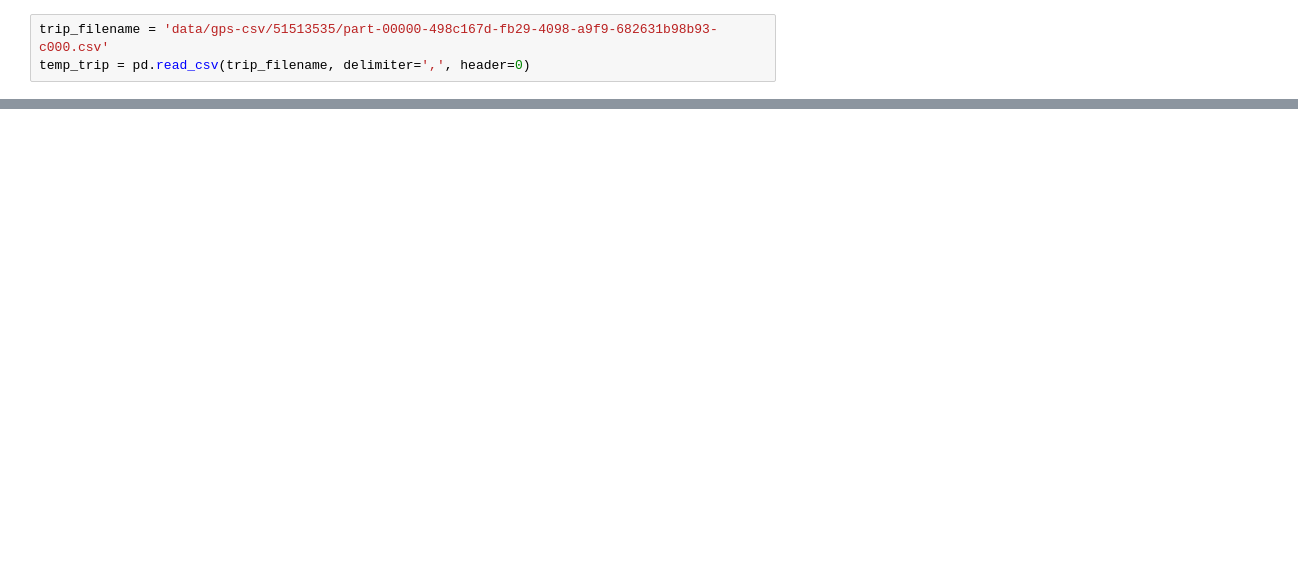
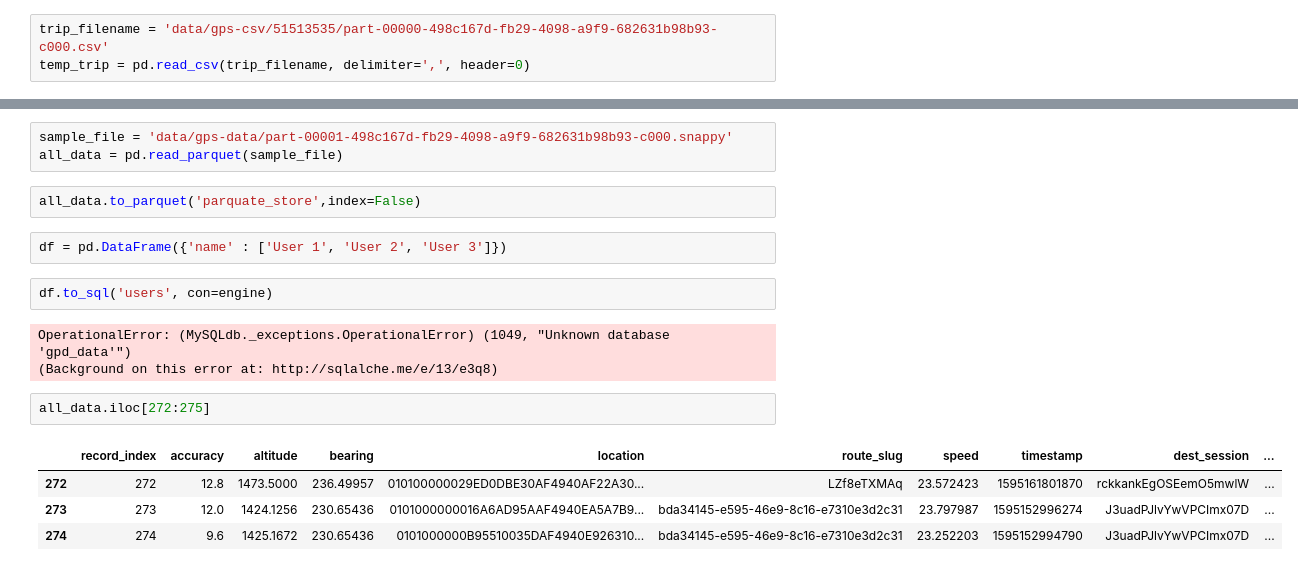
Before and after one commit to pbaghershahi/map-update, a Jupyter notebook: kde.ipynb, the cells around one changed output, grey strips where cells are left out. Cells and saved outputs as stored; diff of their text form; blank space fills up the shorter version.

```diff
--- a/kde.ipynb
+++ b/kde.ipynb
@@ -227,0 +120,19 @@ math.fmod
+# %%
+sample_file = 'data/gps-data/part-00001-498c167d-fb29-4098-a9f9-682631b98b93-c000.snappy'
+all_data = pd.read_parquet(sample_file)
+# %%
+all_data.to_parquet('parquate_store',index=False)
+# %%
+df = pd.DataFrame({'name' : ['User 1', 'User 2', 'User 3']})
+# %%
+df.to_sql('users', con=engine)
+# %% [output]
+OperationalError: (MySQLdb._exceptions.OperationalError) (1049, "Unknown database 'gpd_data'")
+(Background on this error at: http://sqlalche.me/e/13/e3q8)
+# %%
+all_data.iloc[272:275]
+# %% [output]
+|  | record_index | accuracy | altitude | bearing | location | route_slug | speed | timestamp | dest_session | ... |
+| 272 | 272 | 12.8 | 1473.5000 | 236.49957 | 010100000029ED0DBE30AF4940AF22A30... | LZf8eTXMAq | 23.572423 | 1595161801870 | rckkankEgOSEemO5mwlW | ... |
+| 273 | 273 | 12.0 | 1424.1256 | 230.65436 | 0101000000016A6AD95AAF4940EA5A7B9... | bda34145-e595-46e9-8c16-e7310e3d2c31 | 23.797987 | 1595152996274 | J3uadPJlvYwVPCImx07D | ... |
+| 274 | 274 | 9.6 | 1425.1672 | 230.65436 | 0101000000B95510035DAF4940E926310... | bda34145-e595-46e9-8c16-e7310e3d2c31 | 23.252203 | 1595152994790 | J3uadPJlvYwVPCImx07D | ... |
```
Also changed, not shown: parts of 66 cells of this notebook, 21 other files.
